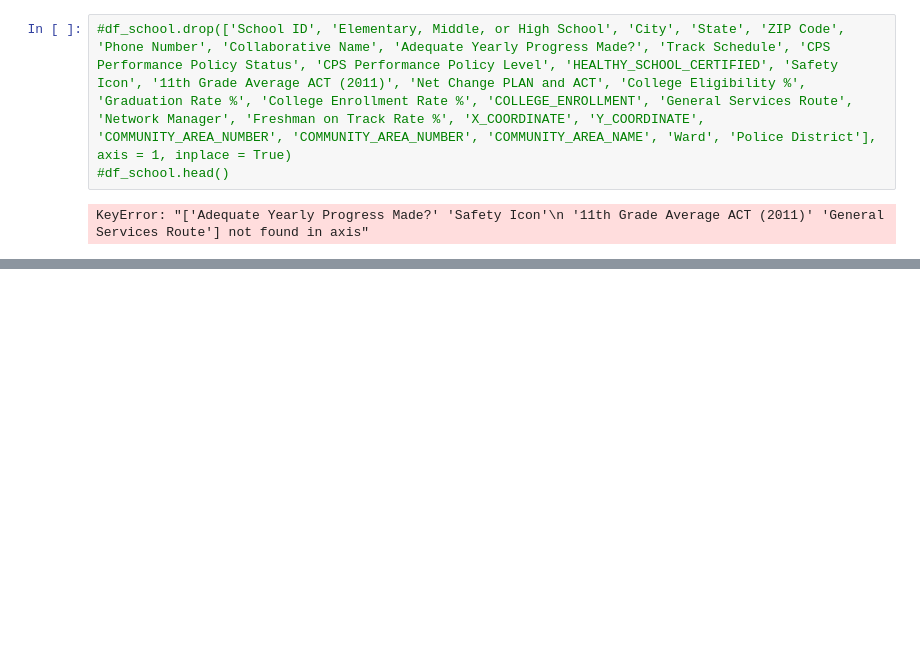
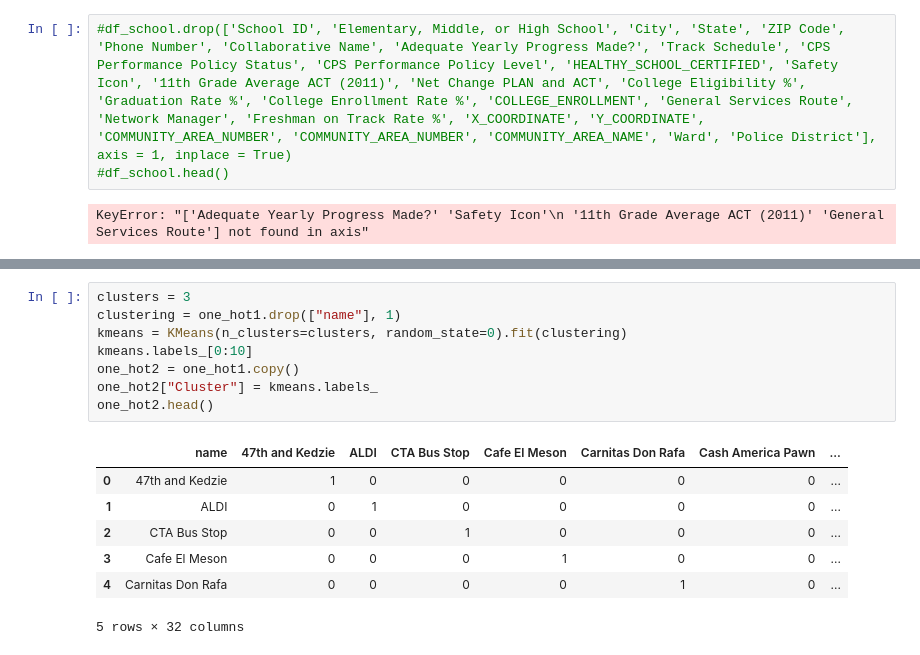
Before and after one commit to tjinghahaha/TJ, a Jupyter notebook: Tommy's Capstone.ipynb, the cells around one changed output, grey strips where cells are left out. Drawn from its saved outputs; the diff is of its cells as text; blank space fills up the shorter version.

```diff
--- a/Tommy's Capstone.ipynb
+++ b/Tommy's Capstone.ipynb
@@ -83,0 +175,16 @@ KeyError: "['Adequate Yearly Progress Made?' 'Safety Icon'\n '11th Grade Average
+# %%
+clusters = 3
+clustering = one_hot1.drop(["name"], 1)
+kmeans = KMeans(n_clusters=clusters, random_state=0).fit(clustering)
+kmeans.labels_[0:10]
+one_hot2 = one_hot1.copy()
+one_hot2["Cluster"] = kmeans.labels_
+one_hot2.head()
+# %% [output]
+|  | name | 47th and Kedzie | ALDI | CTA Bus Stop | Cafe El Meson | Carnitas Don Rafa | Cash America Pawn | ... |
+| 0 | 47th and Kedzie | 1 | 0 | 0 | 0 | 0 | 0 | ... |
+| 1 | ALDI | 0 | 1 | 0 | 0 | 0 | 0 | ... |
+| 2 | CTA Bus Stop | 0 | 0 | 1 | 0 | 0 | 0 | ... |
+| 3 | Cafe El Meson | 0 | 0 | 0 | 1 | 0 | 0 | ... |
+| 4 | Carnitas Don Rafa | 0 | 0 | 0 | 0 | 1 | 0 | ... |
+5 rows × 32 columns
```
Also changed, not shown: parts of 12 cells of this notebook.
